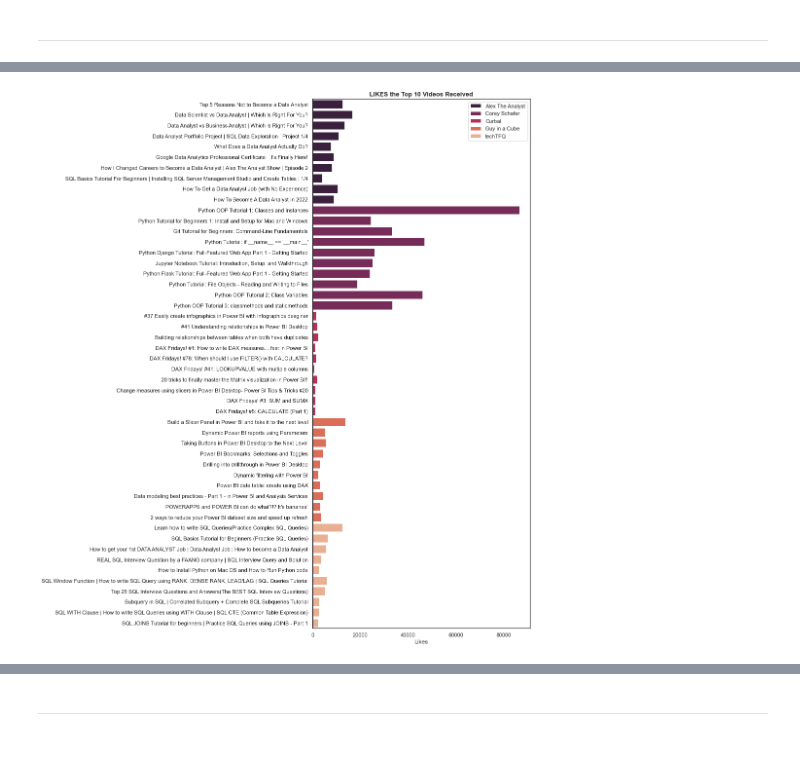
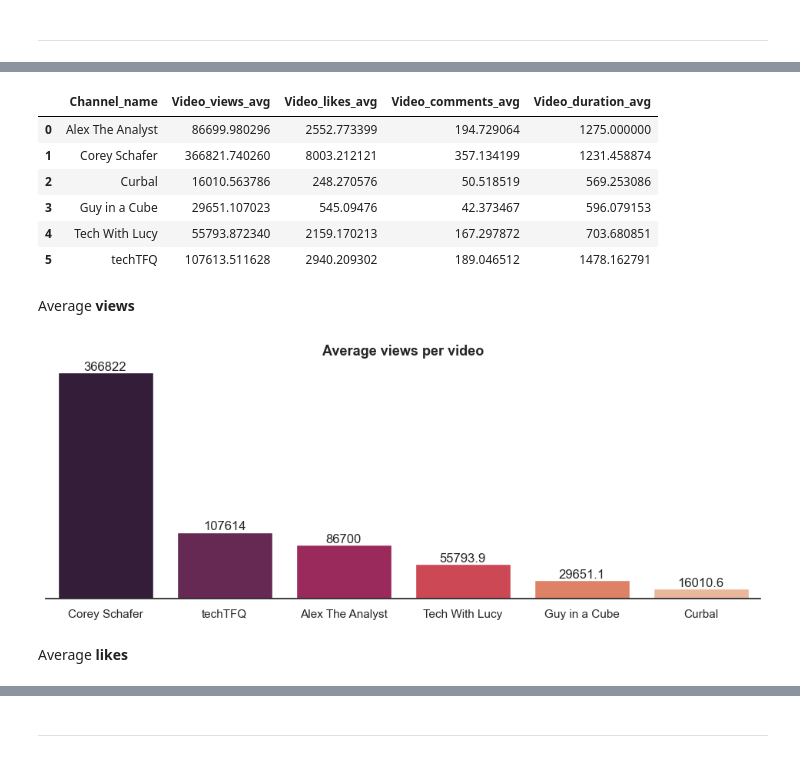
Before and after one commit to RobertaBRC/YoutubeAnalysis, a Jupyter notebook: YouTubeAnalysis.ipynb, the cells around one changed output, grey strips where cells are left out. Drawn from its saved outputs; the diff is of its cells as text; code cells hidden in the pictures.

```diff
--- a/YouTubeAnalysis.ipynb
+++ b/YouTubeAnalysis.ipynb
@@ -322,3 +379,6 @@ Video_likes          object
 Video_comments       object
 Video_tags           object
 dtype: object
+# %%
+# Dropping NaN
+df_videos_stats.dropna(inplace = True)
@@ -330,7 +406,7 @@ df_videos_stats['Video_duration'] = pd.to_timedelta(df_videos_stats['Video_durat
 df_videos_stats['Video_publication'] = pd.to_datetime(df_videos_stats['Video_publication']).dt.date
 # %%
 # Converting the columns 'Video_views', 'Video_likes', and 'Video_comments' to numeric
-df_videos_stats['Video_views'] = df_videos_stats['Video_views'].astype(int) / 1000
+df_videos_stats['Video_views'] = df_videos_stats['Video_views'].astype(int)
 df_videos_stats['Video_likes'] = df_videos_stats['Video_likes'].astype(pd.Int64Dtype())
 df_videos_stats['Video_comments'] = df_videos_stats['Video_comments'].astype(int)
 df_videos_stats.head(3)
@@ -366,0 +518,4 @@ Now, let's visualise the number of Likes and Comments these Top 10 Videos receiv
+# %%
+# Calculating averages at the channels level
+df_videos_avg = df_videos_stats[['Channel_name', 'Video_views', 'Video_likes', 'Video_comments', 'Video_duration']].groupby('Channel_name', as_index = False).mean()
+df_videos_avg
@@ -367,13 +530,40 @@ Now, let's visualise the number of Likes and Comments these Top 10 Videos receiv
+# %%
+# Renaming the dataframe columns accordingly (avg)
+df_videos_avg.rename(columns = {'Video_views': 'Video_views_avg',
+                                'Video_likes': 'Video_likes_avg',
+                                'Video_comments': 'Video_comments_avg',
+                                'Video_duration': 'Video_duration_avg'},
+                                inplace = True)
+df_videos_avg
+# %% [output]
+|  | Channel_name | Video_views_avg | Video_likes_avg | Video_comments_avg | Video_duration_avg |
+| 0 | Alex The Analyst | 86699.980296 | 2552.773399 | 194.729064 | 1275.000000 |
+| 1 | Corey Schafer | 366821.740260 | 8003.212121 | 357.134199 | 1231.458874 |
+| 2 | Curbal | 16010.563786 | 248.270576 | 50.518519 | 569.253086 |
+| 3 | Guy in a Cube | 29651.107023 | 545.09476 | 42.373467 | 596.079153 |
+| 4 | Tech With Lucy | 55793.872340 | 2159.170213 | 167.297872 | 703.680851 |
+| 5 | techTFQ | 107613.511628 | 2940.209302 | 189.046512 | 1478.162791 |
+# %% [markdown]
+Average __views__
 # %%
-# Plotting the number of Likes
-sns.set(rc = {'figure.figsize': (8, 20)})
+# Visualising the average views per channel
+sns.set(rc = {'figure.figsize': (12, 4)})
 sns.set_style(style = 'white')
-ax = sns.barplot(x = 'Video_likes', y = 'Video_title', hue = 'Channel_name', data = top10_videos, palette = 'rocket', dodge = False)
-ax.set_title('LIKES the Top 10 Videos Received', weight = 'semibold').set_fontsize('13')
-ax.set_xlabel('Likes')
+ax = sns.barplot(x = 'Channel_name',
+                 y = 'Video_views_avg',
+                 data = df_videos_avg,
+                 order = df_videos_avg.sort_values('Video_views_avg', ascending = False)['Channel_name'],
+                 palette = 'rocket')
+ax.set_title('Average views per video', weight = 'semibold').set_fontsize('13')
+ax.set_xlabel(None)
 ax.set_ylabel(None)
-ax.legend().set_title(None)
-plt.show()
+ax.set_yticks([])
+ax.grid(False)
+sns.despine(left = True, bottom = False)
+for i in ax.containers:
+    ax.bar_label(i)
 # %% [output]
-[figure, old version]
+[figure, new version]
+# %% [markdown]
+Average __likes__
 # %%
```
Also changed, not shown: parts of 84 cells of this notebook.
